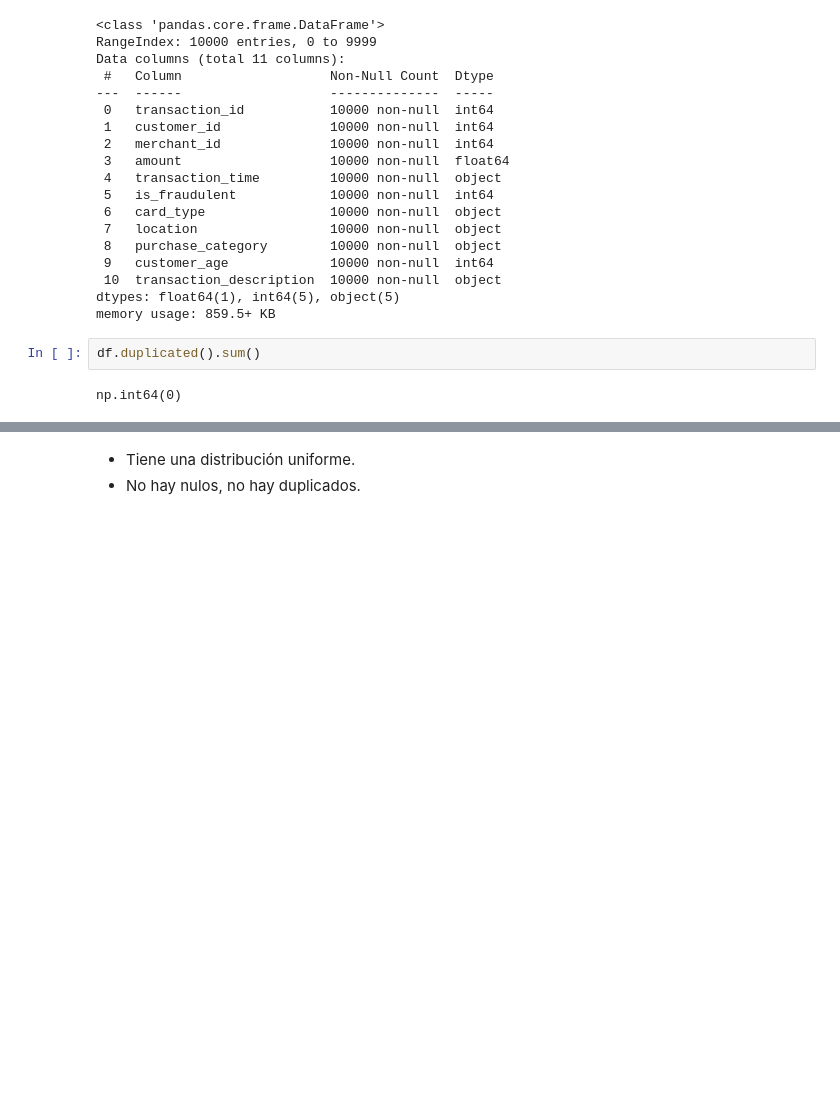
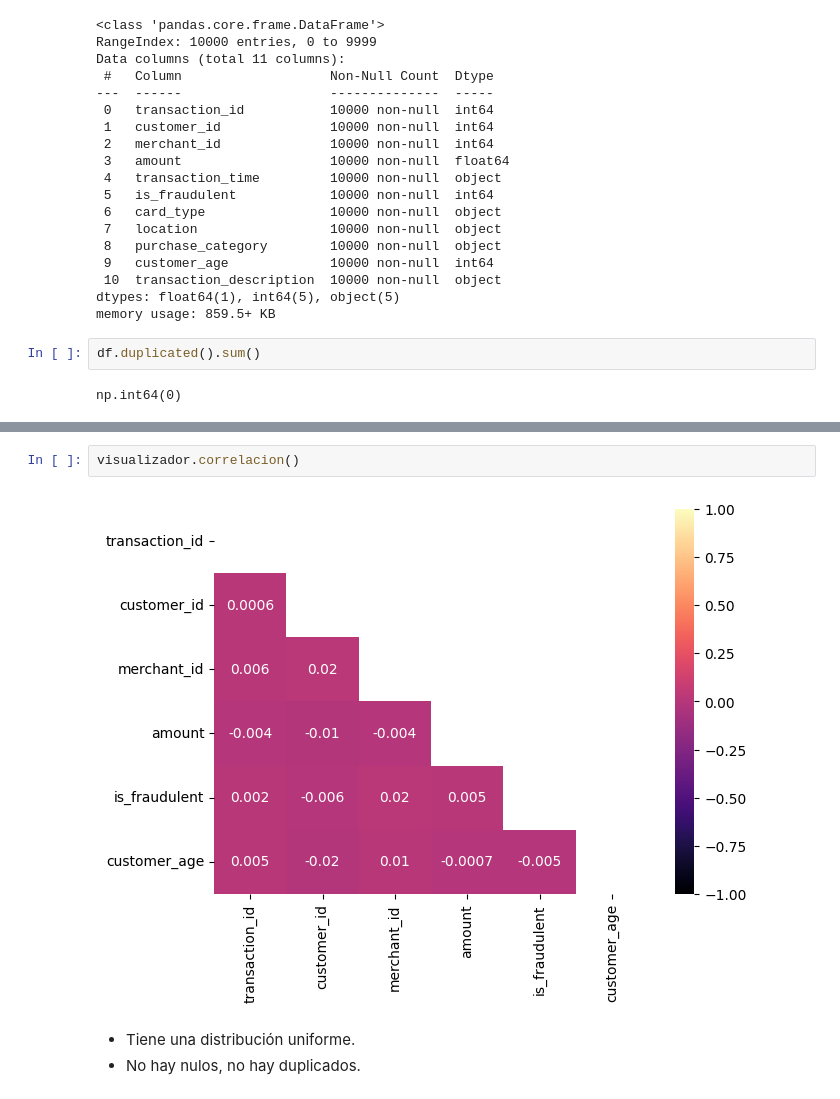
Before and after one commit to Ivan-BV/labotarotio-modulo8-logistica, a Jupyter notebook: modulo8-leccion08-preprocesamiento-logistica.ipynb, the cells around one changed output, grey strips where cells are left out. Drawn from its saved outputs; the diff is of its cells as text; blank space fills up the shorter version.

```diff
--- a/modulo8-leccion08-preprocesamiento-logistica.ipynb
+++ b/modulo8-leccion08-preprocesamiento-logistica.ipynb
@@ -170,3 +219,7 @@ np.int64(0)
+# %%
+visualizador.correlacion()
+# %% [output]
+[figure, added]
 # %% [markdown]
 - Tiene una distribución uniforme.
 - No hay nulos, no hay duplicados.
```
Also changed, not shown: parts of 16 cells of this notebook, 2 other files.
